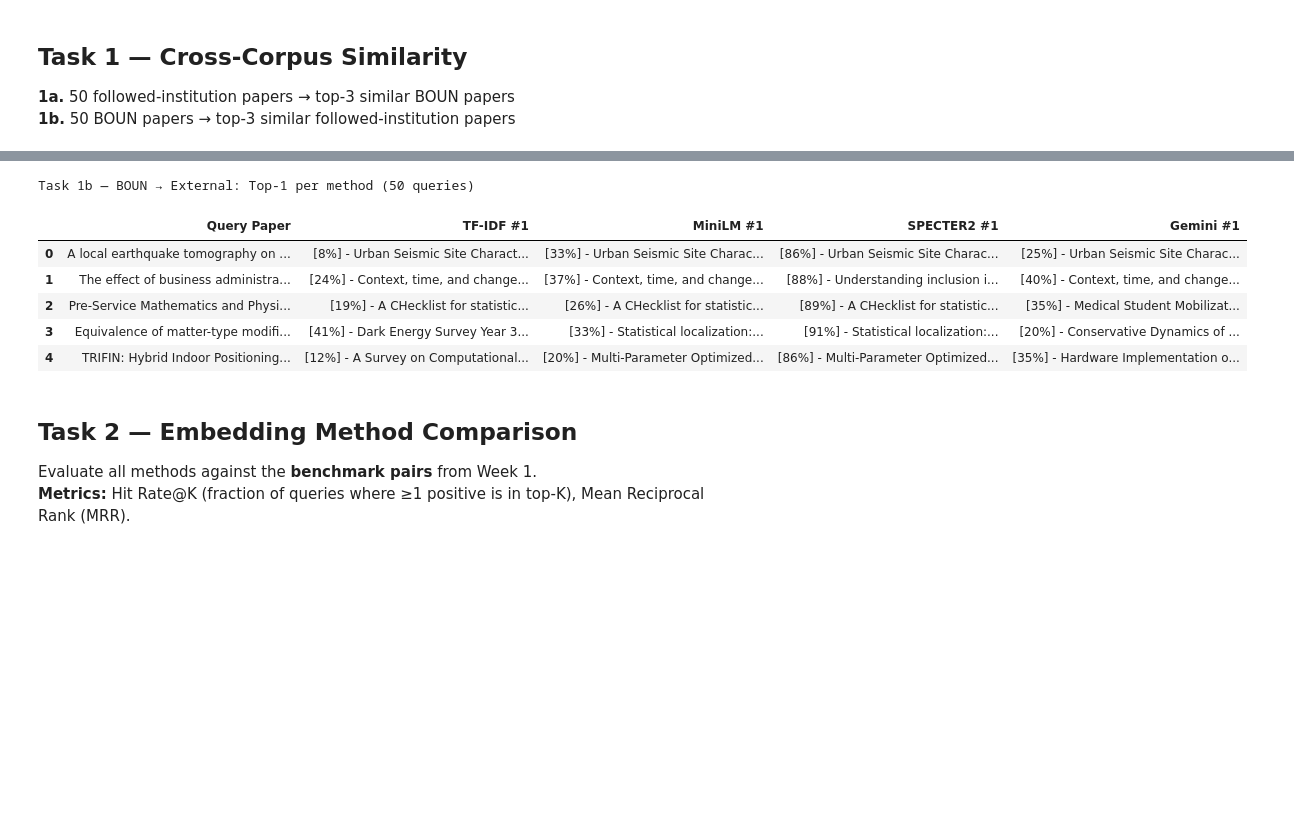
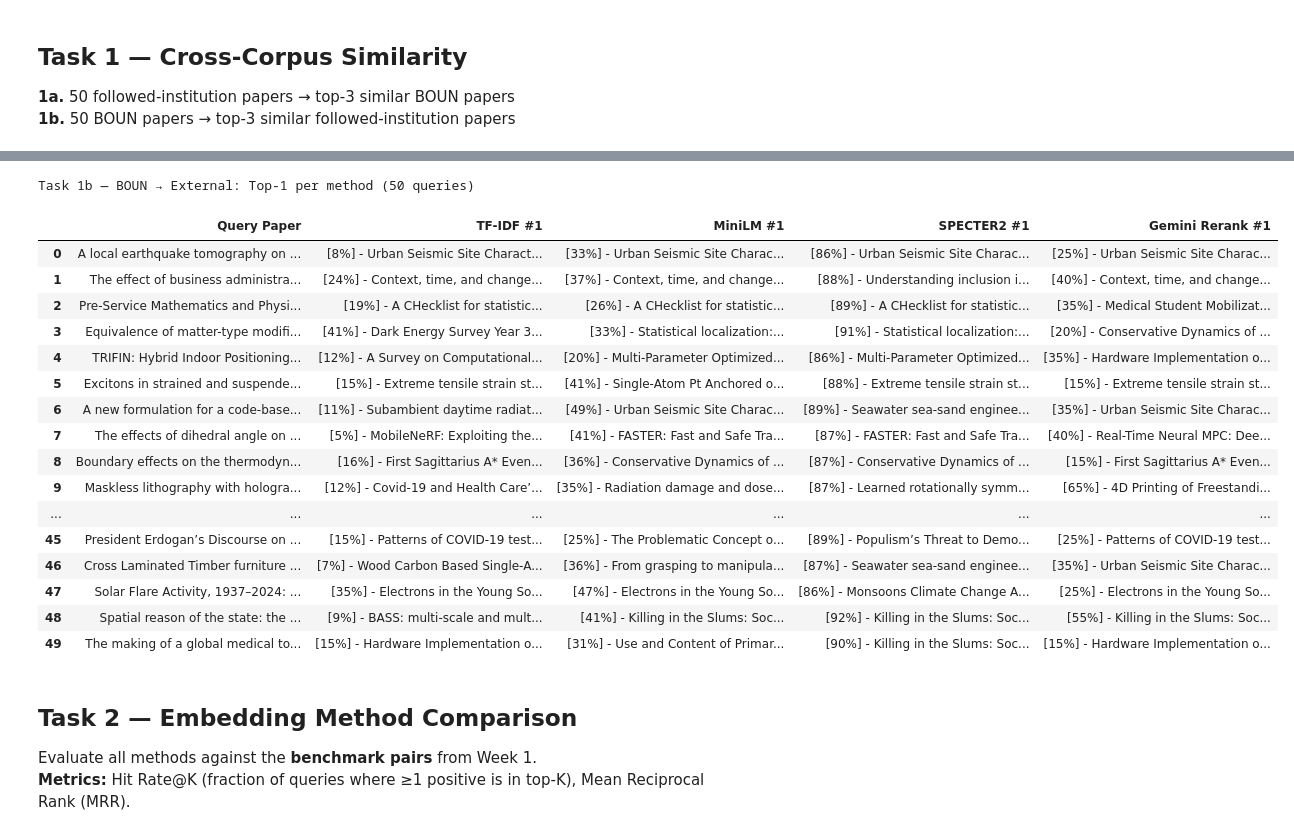
Before and after one commit to senaoz/SWE-599, a Jupyter notebook: similarity_evaluation.ipynb, the cells around one changed output, grey strips where cells are left out. Cells and saved outputs as stored; diff of their text form; code cells hidden in the pictures; blank space fills up the shorter version.

```diff
--- a/similarity_evaluation.ipynb
+++ b/similarity_evaluation.ipynb
@@ -17,11 +17,16 @@ import os
 import warnings
 warnings.filterwarnings('ignore')
 
+from dotenv import load_dotenv
+load_dotenv()
+
 from sklearn.feature_extraction.text import TfidfVectorizer
 from sklearn.metrics.pairwise import cosine_similarity
 from sentence_transformers import SentenceTransformer
 
 pd.set_option('display.max_colwidth', 80)
+
+GEMINI_API_KEY = 'AIzaSyDm91cu79ra_s8UzAAsNOQpPzntm0P7bwM'
 # %% [markdown]
 ## Load & Prepare Data
 # %%
@@ -262,7 +361,7 @@ def retrieve_top_k(query_texts, corpus_texts, method, top_k=3, **kwargs):
 
     Parameters
     ----------
-    method : str — 'tfidf', 'minilm', 'specter2', or 'gemini'
+    method : str — 'tfidf', 'minilm', 'specter2', 'gemini_embed', or 'gemini'
     Returns: list of list of (corpus_index, score)
     """
     if method == 'tfidf':
@@ -271,6 +370,8 @@ def retrieve_top_k(query_texts, corpus_texts, method, top_k=3, **kwargs):
         sim_matrix = sentence_embedding_similarity(query_texts, corpus_texts, model_name='all-MiniLM-L6-v2')
     elif method == 'specter2':
         sim_matrix = sentence_embedding_similarity(query_texts, corpus_texts, model_name='allenai/specter2_base')
+    elif method == 'gemini_embed':
+        sim_matrix = gemini_embedding_similarity(query_texts, corpus_texts)
     elif method == 'gemini':
         pre_k = kwargs.get('pre_filter_k', 10)
         sim_matrix = tfidf_similarity(query_texts, corpus_texts)
@@ -290,5 +391,5 @@ def retrieve_top_k(query_texts, corpus_texts, method, top_k=3, **kwargs):
         results.append([(idx, sim_matrix[i, idx]) for idx in top_indices])
     return results
 
-print("retrieve_top_k() ready.")
+print("retrieve_top_k() ready — supports: tfidf, minilm, specter2, gemini_embed, gemini")
 # %% [output]
@@ -308,7 +409,7 @@ np.random.seed(42)
 sample_followed = followed_df.sample(50).reset_index(drop=True)
 sample_boun = boun_df.sample(50).reset_index(drop=True)
 
-METHODS = ['tfidf', 'minilm', 'specter2']
+METHODS = ['tfidf', 'minilm', 'specter2']  # 'gemini_embed' disabled (free tier rate limit)
 
 # --- Task 1a: External → BOUN ---
 cache_1a = os.path.join(CACHE_DIR, "results_1a.pkl")
@@ -317,6 +418,19 @@ if os.path.exists(cache_1a):
     print(f"Loading cached Task 1a results from {cache_1a}")
     with open(cache_1a, 'rb') as f:
         results_1a = pickle.load(f)
+    # Check if all methods are cached, compute missing ones
+    missing = [m for m in METHODS if m not in results_1a]
+    if missing:
+        print(f"  Computing missing methods: {missing}")
+        for method in missing:
+            print(f"  ▶ Running {method}...")
+            results_1a[method] = retrieve_top_k(
+                list(sample_followed['text']), list(boun_df['text']),
+                method=method, top_k=3
+            )
+        with open(cache_1a, 'wb') as f:
+            pickle.dump(results_1a, f)
+        print(f"  Updated cache with new methods")
 else:
     print("=" * 80)
     print("TASK 1a: External → BOUN (50 followed-institution queries → BOUN corpus)")
@@ -342,7 +456,7 @@ for i in range(3):
     print(f"Query {i+1}: {query_title}")
     for method in METHODS:
         hits = results_1a[method][i]
-        print(f"  [{method:>10}]")
+        print(f"  [{method:>12}]")
         for rank, (idx, score) in enumerate(hits, 1):
             match_title = str(boun_df.iloc[idx]['title'])[:60]
             print(f"    #{rank} ({score:.3f}) {match_title}")
@@ -372,6 +486,18 @@ if os.path.exists(cache_1b):
     print(f"Loading cached Task 1b results from {cache_1b}")
     with open(cache_1b, 'rb') as f:
         results_1b = pickle.load(f)
+    missing = [m for m in METHODS if m not in results_1b]
+    if missing:
+        print(f"  Computing missing methods: {missing}")
+        for method in missing:
+            print(f"  ▶ Running {method}...")
+            results_1b[method] = retrieve_top_k(
+                list(sample_boun['text']), list(followed_df['text']),
+                method=method, top_k=3
+            )
+        with open(cache_1b, 'wb') as f:
+            pickle.dump(results_1b, f)
+        print(f"  Updated cache with new methods")
 else:
     print("=" * 80)
     print("TASK 1b: BOUN → External (50 BOUN queries → followed-institution corpus)")
@@ -397,7 +523,7 @@ for i in range(3):
     print(f"Query {i+1}: {query_title}")
     for method in METHODS:
         hits = results_1b[method][i]
-        print(f"  [{method:>10}]")
+        print(f"  [{method:>12}]")
         for rank, (idx, score) in enumerate(hits, 1):
             match_title = str(followed_df.iloc[idx]['title'])[:60]
             print(f"    #{rank} ({score:.3f}) {match_title}")
@@ -557,28 +694,39 @@ Task 1b — BOUN → External (50 queries)
 # %%
 # --- Task 1b: Compact Top-1 comparison table ---
 all_results_1b = {**results_1b, 'gemini': results_1b_gemini}
 
 rows = []
 for i in range(len(sample_boun)):
     row = {'Query Paper': str(sample_boun.iloc[i]['title'])}
     for method in ALL_METHODS:
         idx, score = all_results_1b[method][i][0]
         title = str(followed_df.iloc[idx]['title'])
         pct = int(round(score * 100))
         row[f'{method_labels[method]} #1'] = f"[{pct}%] - {title}"
     rows.append(row)
 
 df_1b_top1 = pd.DataFrame(rows)
 print(f"Task 1b — BOUN → External: Top-1 per method ({len(df_1b_top1)} queries)")
-df_1b_top1.head()
+df_1b_top1
 # %% [output]
 Task 1b — BOUN → External: Top-1 per method (50 queries)
-|  | Query Paper | TF-IDF #1 | MiniLM #1 | SPECTER2 #1 | Gemini #1 |
+|  | Query Paper | TF-IDF #1 | MiniLM #1 | SPECTER2 #1 | Gemini Rerank #1 |
 | 0 | A local earthquake tomography on ... | [8%] - Urban Seismic Site Charact... | [33%] - Urban Seismic Site Charac... | [86%] - Urban Seismic Site Charac... | [25%] - Urban Seismic Site Charac... |
 | 1 | The effect of business administra... | [24%] - Context, time, and change... | [37%] - Context, time, and change... | [88%] - Understanding inclusion i... | [40%] - Context, time, and change... |
 | 2 | Pre-Service Mathematics and Physi... | [19%] - A CHecklist for statistic... | [26%] - A CHecklist for statistic... | [89%] - A CHecklist for statistic... | [35%] - Medical Student Mobilizat... |
 | 3 | Equivalence of matter-type modifi... | [41%] - Dark Energy Survey Year 3... | [33%] - Statistical localization:... | [91%] - Statistical localization:... | [20%] - Conservative Dynamics of ... |
 | 4 | TRIFIN: Hybrid Indoor Positioning... | [12%] - A Survey on Computational... | [20%] - Multi‐Parameter Optimized... | [86%] - Multi‐Parameter Optimized... | [35%] - Hardware Implementation o... |
+| 5 | Excitons in strained and suspende... | [15%] - Extreme tensile strain st... | [41%] - Single-Atom Pt Anchored o... | [88%] - Extreme tensile strain st... | [15%] - Extreme tensile strain st... |
+| 6 | A new formulation for a code‐base... | [11%] - Subambient daytime radiat... | [49%] - Urban Seismic Site Charac... | [89%] - Seawater sea-sand enginee... | [35%] - Urban Seismic Site Charac... |
+| 7 | The effects of dihedral angle on ... | [5%] - MobileNeRF: Exploiting the... | [41%] - FASTER: Fast and Safe Tra... | [87%] - FASTER: Fast and Safe Tra... | [40%] - Real-Time Neural MPC: Dee... |
+| 8 | Boundary effects on the thermodyn... | [16%] - First Sagittarius A* Even... | [36%] - Conservative Dynamics of ... | [87%] - Conservative Dynamics of ... | [15%] - First Sagittarius A* Even... |
+| 9 | Maskless lithography with hologra... | [12%] - Covid-19 and Health Care’... | [35%] - Radiation damage and dose... | [87%] - Learned rotationally symm... | [65%] - 4D Printing of Freestandi... |
+| ... | ... | ... | ... | ... | ... |
+| 45 | President Erdogan’s Discourse on ... | [15%] - Patterns of COVID-19 test... | [25%] - The Problematic Concept o... | [89%] - Populism’s Threat to Demo... | [25%] - Patterns of COVID-19 test... |
+| 46 | Cross Laminated Timber furniture ... | [7%] - Wood Carbon Based Single-A... | [36%] - From grasping to manipula... | [87%] - Seawater sea-sand enginee... | [35%] - Urban Seismic Site Charac... |
+| 47 | Solar Flare Activity, 1937–2024: ... | [35%] - Electrons in the Young So... | [47%] - Electrons in the Young So... | [86%] - Monsoons Climate Change A... | [25%] - Electrons in the Young So... |
+| 48 | Spatial reason of the state: the ... | [9%] - BASS: multi-scale and mult... | [41%] - Killing in the Slums: Soc... | [92%] - Killing in the Slums: Soc... | [55%] - Killing in the Slums: Soc... |
+| 49 | The making of a global medical to... | [15%] - Hardware Implementation o... | [31%] - Use and Content of Primar... | [90%] - Killing in the Slums: Soc... | [15%] - Hardware Implementation o... |
 # %% [markdown]
 ## Task 2 — Embedding Method Comparison
 
```
Also changed, not shown: parts of 6 cells of this notebook, 2 other files.
